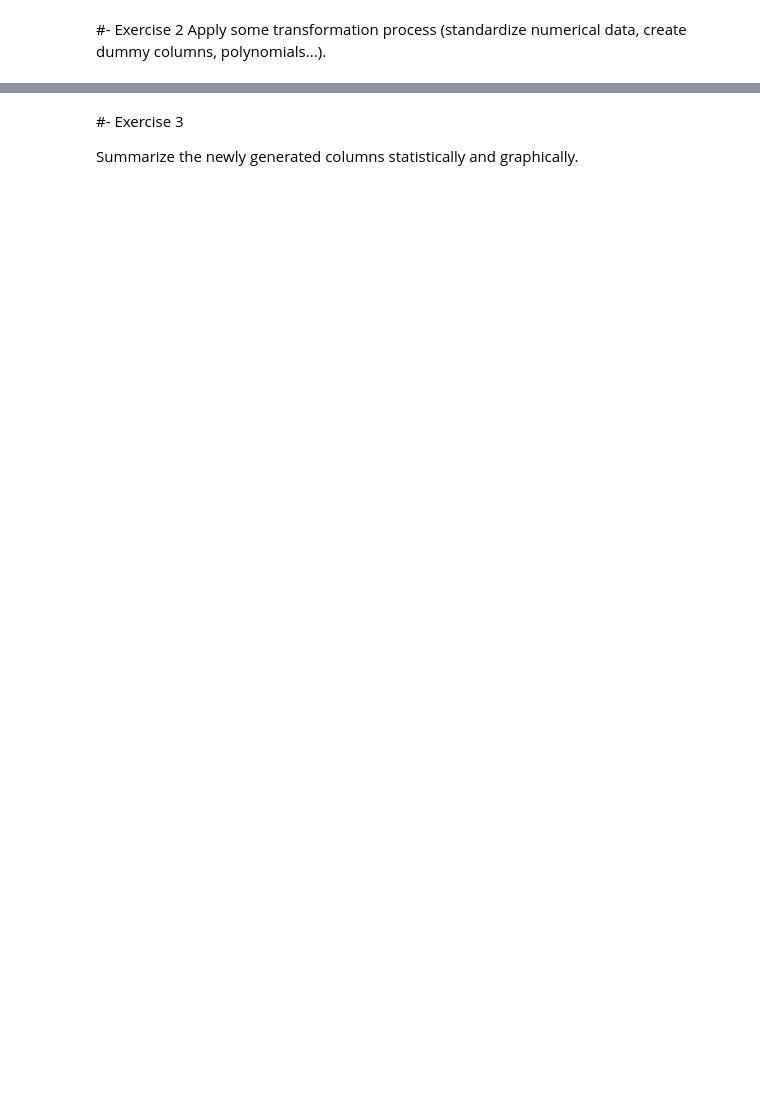
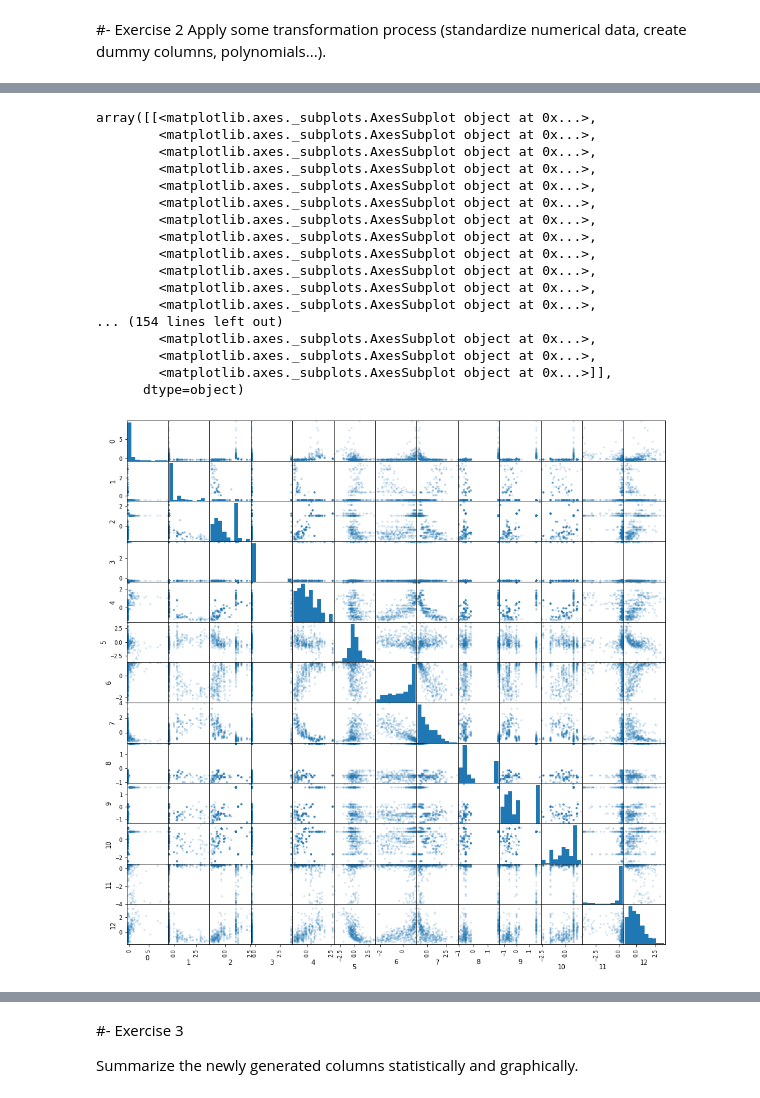
Before and after one commit to ddenebb/SkLearn_Train_Test, a Jupyter notebook: Tasca_M5_T02.ipynb, the cells around one changed output, grey strips where cells are left out. Saved outputs shown, nothing was run; the diff lists cells and outputs as text; code cells hidden in the pictures; blank space fills up the shorter version.

```diff
--- a/Tasca_M5_T02.ipynb
+++ b/Tasca_M5_T02.ipynb
@@ -106,0 +136,7 @@ None
+# %%
+from sklearn.model_selection import train_test_split
+
+X = df.drop("MEDV", axis=1) # atributos
+y = df["MEDV"] # variable objetivo
+
+X_train, X_test, y_train, y_test = train_test_split(X, y, test_size=0.2, random_state=42)
@@ -109,0 +178,5 @@ Apply some transformation process (standardize numerical data, create dummy colu
+# %%
+from sklearn.preprocessing import StandardScaler
+scaler = StandardScaler().fit(X_train)
+X_train = scaler.transform(X_train)
+X_test = scaler.transform(X_test)
@@ -109,0 +199,22 @@ Apply some transformation process (standardize numerical data, create dummy colu
+# %%
+from pandas.plotting import scatter_matrix
+scatter_matrix(pd.DataFrame(X_train), alpha=0.2, figsize=(15, 15))
+# %% [output]
+array([[<matplotlib.axes._subplots.AxesSubplot object at 0x...>,
+        <matplotlib.axes._subplots.AxesSubplot object at 0x...>,
+        <matplotlib.axes._subplots.AxesSubplot object at 0x...>,
+        <matplotlib.axes._subplots.AxesSubplot object at 0x...>,
+        <matplotlib.axes._subplots.AxesSubplot object at 0x...>,
+        <matplotlib.axes._subplots.AxesSubplot object at 0x...>,
+        <matplotlib.axes._subplots.AxesSubplot object at 0x...>,
+        <matplotlib.axes._subplots.AxesSubplot object at 0x...>,
+        <matplotlib.axes._subplots.AxesSubplot object at 0x...>,
+        <matplotlib.axes._subplots.AxesSubplot object at 0x...>,
+        <matplotlib.axes._subplots.AxesSubplot object at 0x...>,
+        <matplotlib.axes._subplots.AxesSubplot object at 0x...>,
+... (154 lines left out)
+        <matplotlib.axes._subplots.AxesSubplot object at 0x...>,
+        <matplotlib.axes._subplots.AxesSubplot object at 0x...>,
+        <matplotlib.axes._subplots.AxesSubplot object at 0x...>]],
+      dtype=object)
+[figure, added]
```
Also changed, not shown: parts of 20 cells of this notebook.
